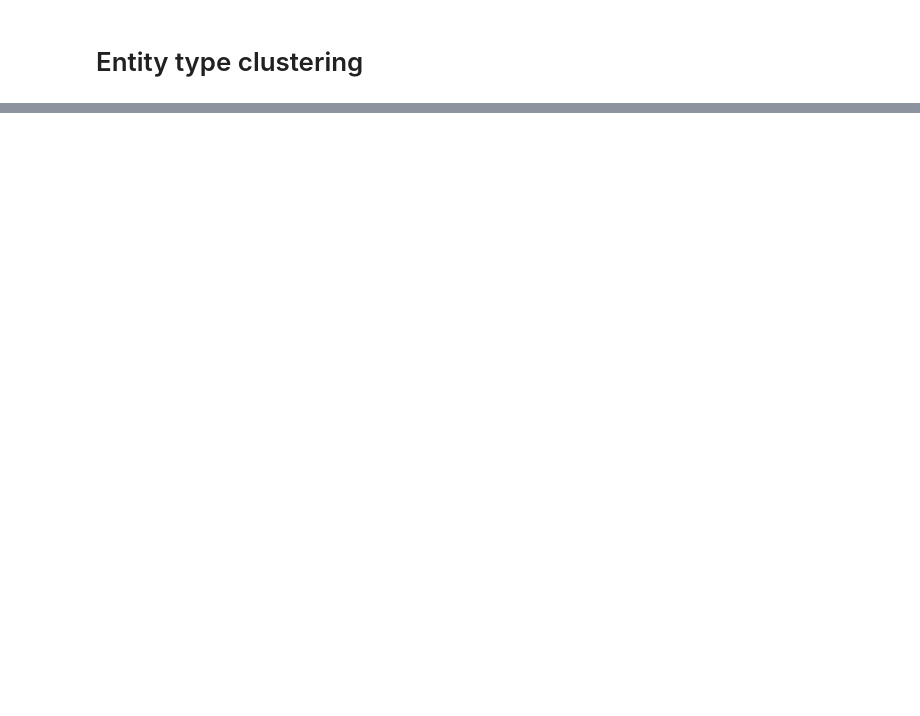
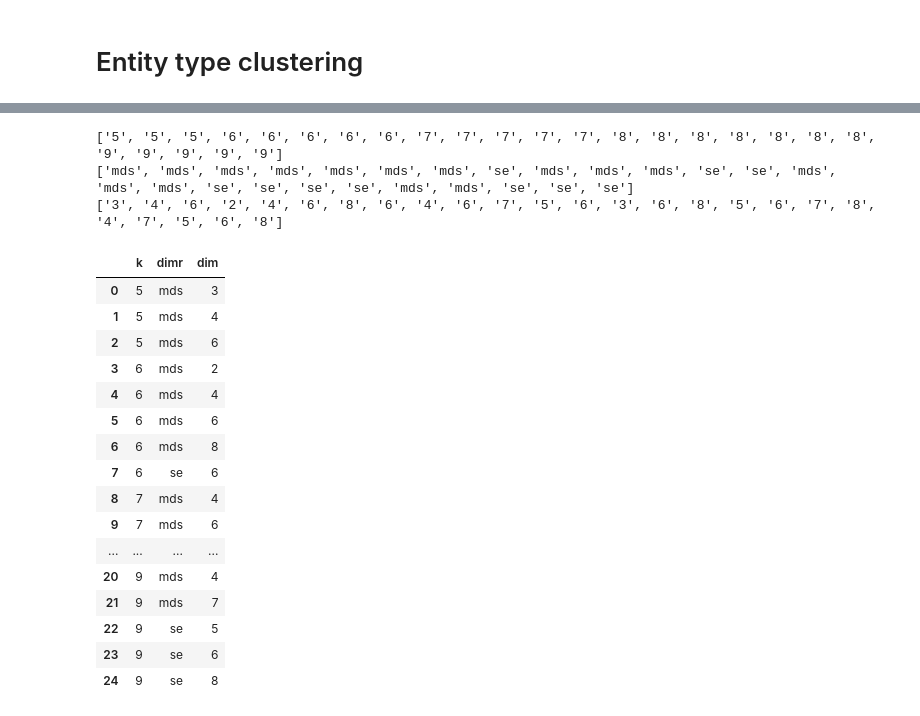
Before and after one commit to davidsule/politicians_are_also_people, a Jupyter notebook: word_dist/w2v_dist.ipynb, the cells around one changed output, grey strips where cells are left out. Drawn from its saved outputs; the diff is of its cells as text; code cells hidden in the pictures; blank space fills up the shorter version.

Commit message:
Add clustering methods to wordnet_dist, play around in w2v dist, select promising

```diff
--- a/word_dist/w2v_dist.ipynb
+++ b/word_dist/w2v_dist.ipynb
@@ -86,9 +78,9 @@ se = se.fit_transform(embeddings)
 # %%
-# K-Means example
-km = KMeans(n_clusters=7, random_state=random_state, n_init=100)
-km = km.fit_predict(se)
+# K-Means
+km5 = KMeans(n_clusters=5, random_state=random_state, n_init=100)
+km5 = km5.fit_predict(se2)
 
-categories = util.get_categories(km, entities)
-for category, entity in categories.items():
-    print(f"{category}:\t{entity}")
+a = util.get_categories(km5, entities)
+for i, l in a.items():
+    print(f"{i}:\t{l}")
 # %% [output]
@@ -101,0 +163,8 @@ for category, entity in categories.items():
+# %%
+d = MDS(n_components=6, random_state=random_state)
+d = d.fit_transform(embeddings)
+db = AgglomerativeClustering(n_clusters=6, linkage="ward")
+db = db.fit_predict(d)
+a = util.get_categories(db, entities)
+for i, l in a.items():
+    print(f"{i}:\t{l}")
@@ -101,0 +178,46 @@ for category, entity in categories.items():
+# %%
+with open("kmeans100.txt") as f:
+    read = True
+    k = []
+    dimr = []
+    dim = []
+    for line in f.readlines():
+        if read:
+            l = line.split()
+            k.append(l[0])
+            dimr.append(l[1])
+            dim.append(l[2])
+            read = False
+        if line == "\n":
+            read = True
+
+# k = Counter(k)
+# dimr = Counter(dimr)
+# dim = Counter(dim)
+print(k)
+print(dimr)
+print(dim)
+
+a = pd.DataFrame({"k": k, "dimr": dimr, "dim": dim})
+a
+# %% [output]
+['5', '5', '5', '6', '6', '6', '6', '6', '7', '7', '7', '7', '7', '8', '8', '8', '8', '8', '8', '8', '9', '9', '9', '9', '9']
+['mds', 'mds', 'mds', 'mds', 'mds', 'mds', 'mds', 'se', 'mds', 'mds', 'mds', 'se', 'se', 'mds', 'mds', 'mds', 'se', 'se', 'se', 'se', 'mds', 'mds', 'se', 'se', 'se']
+['3', '4', '6', '2', '4', '6', '8', '6', '4', '6', '7', '5', '6', '3', '6', '8', '5', '6', '7', '8', '4', '7', '5', '6', '8']
+|  | k | dimr | dim |
+| 0 | 5 | mds | 3 |
+| 1 | 5 | mds | 4 |
+| 2 | 5 | mds | 6 |
+| 3 | 6 | mds | 2 |
+| 4 | 6 | mds | 4 |
+| 5 | 6 | mds | 6 |
+| 6 | 6 | mds | 8 |
+| 7 | 6 | se | 6 |
+| 8 | 7 | mds | 4 |
+| 9 | 7 | mds | 6 |
+| ... | ... | ... | ... |
+| 20 | 9 | mds | 4 |
+| 21 | 9 | mds | 7 |
+| 22 | 9 | se | 5 |
+| 23 | 9 | se | 6 |
+| 24 | 9 | se | 8 |
```
Also changed, not shown: parts of 11 cells of this notebook, 2 other files.
